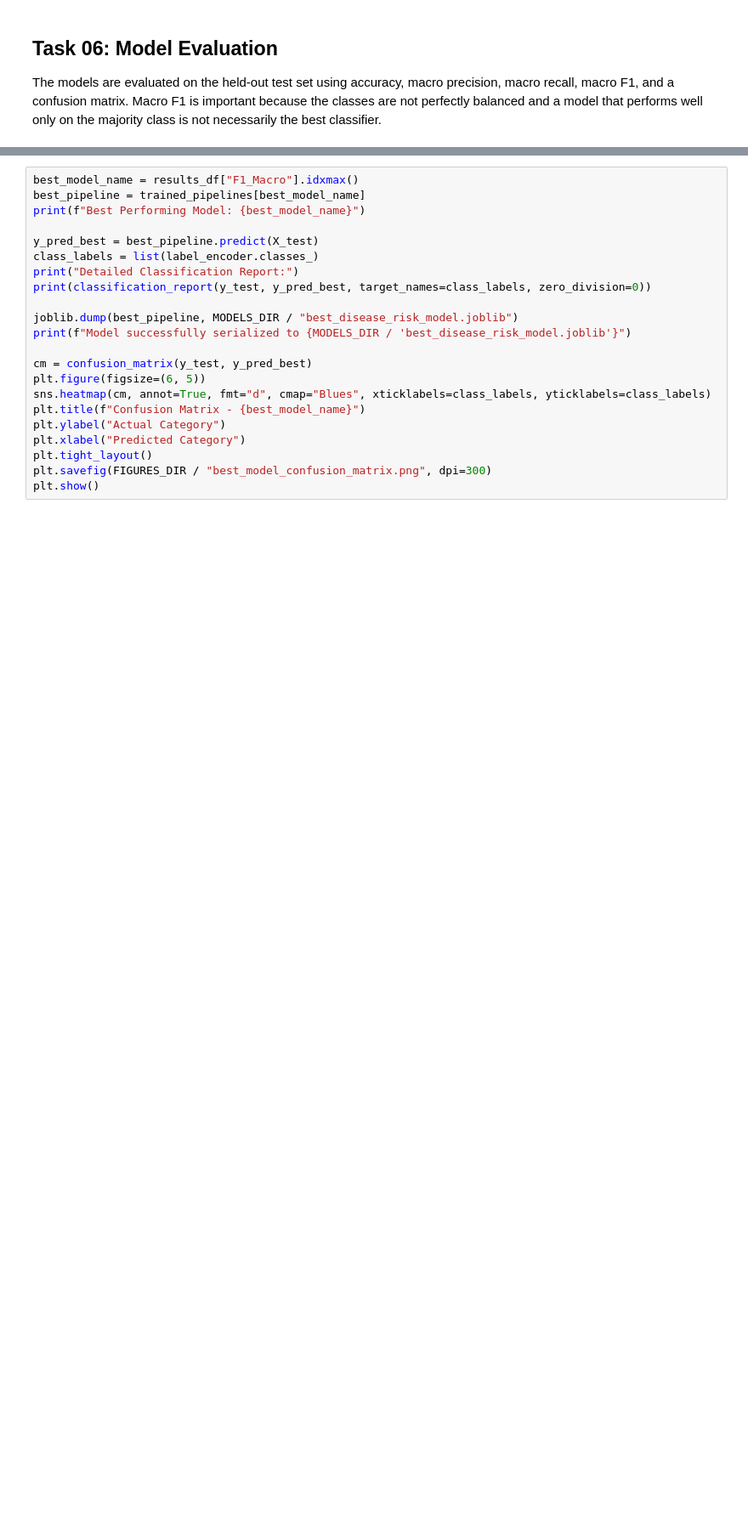
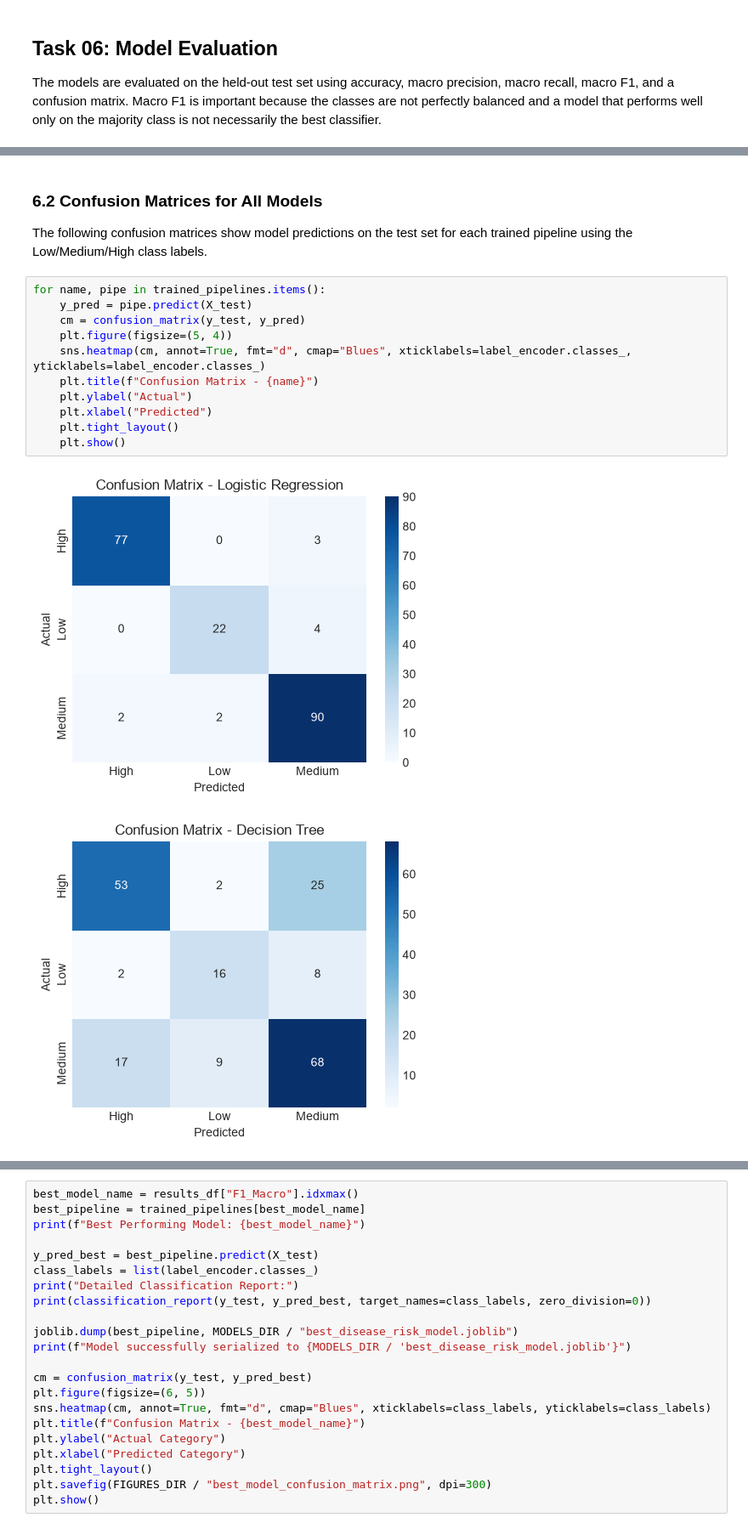
Before and after one commit to Dasith-Randula/smartcare-disease-risk-ai, a Jupyter notebook: notebooks/smartcare_disease_risk_analysis.ipynb, the cells around one changed output, grey strips where cells are left out. Shown at 85% size. Cells and saved outputs as stored; diff of their text form; blank space fills up the shorter version.

```diff
--- a/notebooks/smartcare_disease_risk_analysis.ipynb
+++ b/notebooks/smartcare_disease_risk_analysis.ipynb
@@ -663,3 +800,21 @@ Saved model comparison to ..\outputs\metrics\model_comparison.csv
 | Decision Tree | 0.685 | 0.667324 | 0.667096 | 0.666193 | 0.687917 | 0.685 | 0.685233 | ... |
 | Random Forest (Tuned) | 0.785 | 0.876108 | 0.633552 | 0.643719 | 0.830385 | 0.785 | 0.756843 | ... |
 | Random Forest | 0.785 | 0.886826 | 0.623036 | 0.626193 | 0.842613 | 0.785 | 0.752310 | ... |
+# %% [markdown]
+### 6.2 Confusion Matrices for All Models
+
+The following confusion matrices show model predictions on the test set for each trained pipeline using the Low/Medium/High class labels.
+# %%
+for name, pipe in trained_pipelines.items():
+    y_pred = pipe.predict(X_test)
+    cm = confusion_matrix(y_test, y_pred)
+    plt.figure(figsize=(5, 4))
+    sns.heatmap(cm, annot=True, fmt="d", cmap="Blues", xticklabels=label_encoder.classes_, yticklabels=label_encoder.classes_)
+    plt.title(f"Confusion Matrix - {name}")
+    plt.ylabel("Actual")
+    plt.xlabel("Predicted")
+    plt.tight_layout()
+    plt.show()
+# %% [output]
+[figure, added]
+[figure, added]
```
Also changed, not shown: parts of 45 cells of this notebook, 9 other files.
